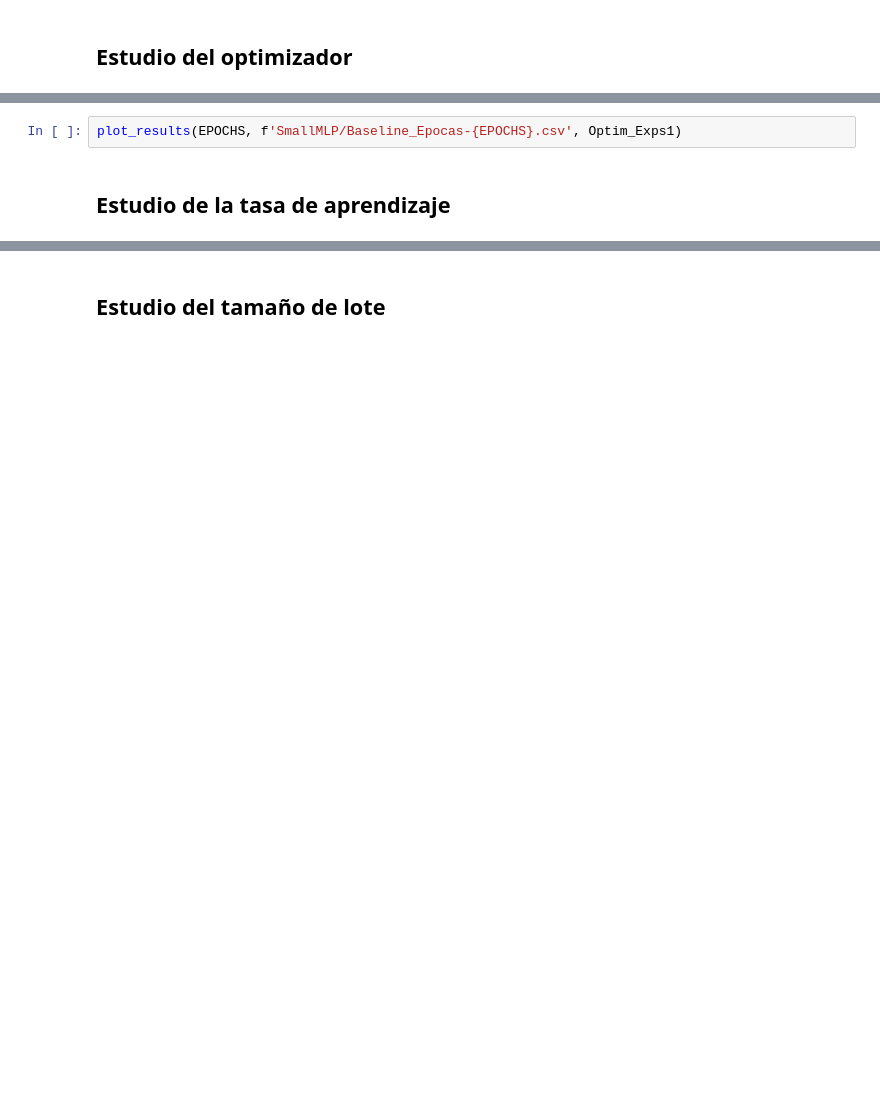
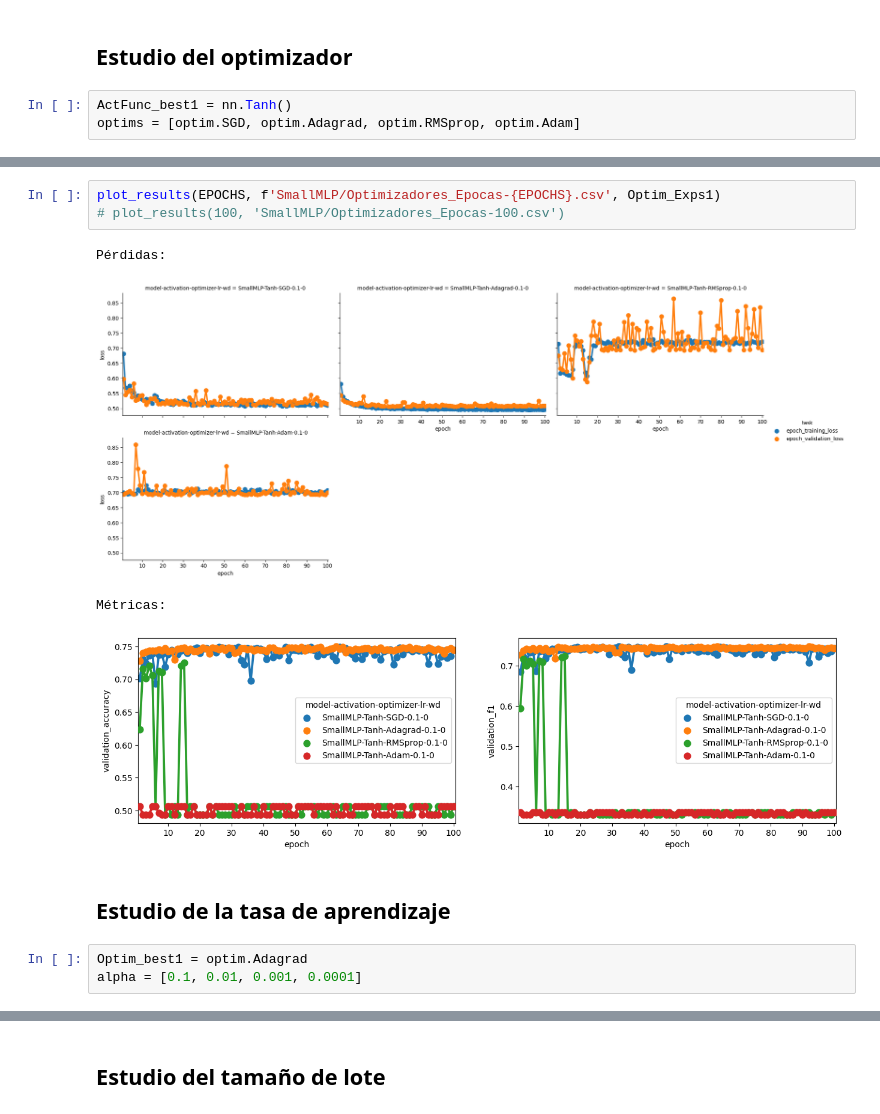
Before and after one commit to Cheva94/Diplo_Opt, a Jupyter notebook: 3_DL/Lab1/Resolución_Lab1.ipynb, the cells around one changed output, grey strips where cells are left out. Cells and saved outputs as stored; diff of their text form; blank space fills up the shorter version.

```diff
--- a/3_DL/Lab1/Resolución_Lab1.ipynb
+++ b/3_DL/Lab1/Resolución_Lab1.ipynb
@@ -374,3 +382,6 @@ Métricas:
 # %% [markdown]
 ## Estudio del optimizador
+# %%
+ActFunc_best1 = nn.Tanh()
+optims = [optim.SGD, optim.Adagrad, optim.RMSprop, optim.Adam]
 # %%
@@ -390,5 +417,14 @@ for opt in optims:
 # %%
-plot_results(EPOCHS, f'SmallMLP/Baseline_Epocas-{EPOCHS}.csv', Optim_Exps1)
+plot_results(EPOCHS, f'SmallMLP/Optimizadores_Epocas-{EPOCHS}.csv', Optim_Exps1)
+# plot_results(100, 'SmallMLP/Optimizadores_Epocas-100.csv')
+# %% [output]
+Pérdidas:
+[figure, added]
+Métricas:
+[figure, added]
 # %% [markdown]
 ## Estudio de la tasa de aprendizaje
+# %%
+Optim_best1 = optim.Adagrad
+alpha = [0.1, 0.01, 0.001, 0.0001]
 # %%
```
Also changed, not shown: parts of 19 cells of this notebook, 13 other files.
